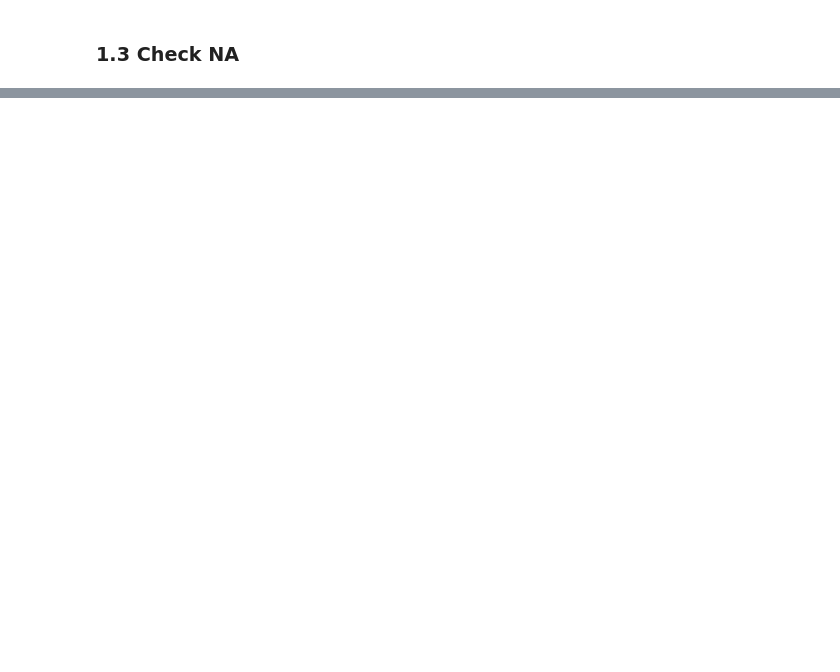
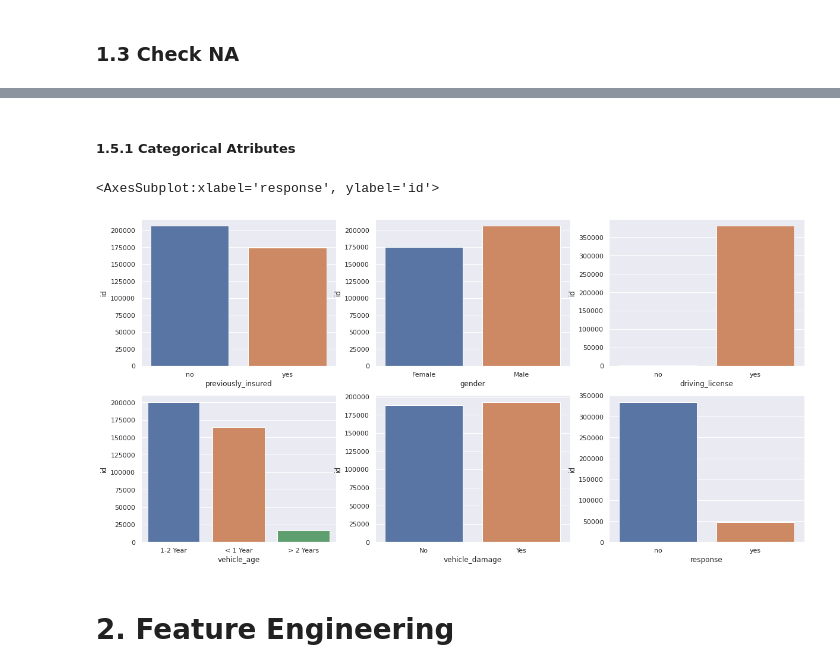
Before and after one commit to vitorhmf/cross-sell, a Jupyter notebook: notebooks/v01_cross_sell_data_analysis.ipynb, the cells around one changed output, grey strips where cells are left out. Drawn from its saved outputs; the diff is of its cells as text; code cells hidden in the pictures; blank space fills up the shorter version.

Commit message:
Data Analysis

```diff
--- a/notebooks/v01_cross_sell_data_analysis.ipynb
+++ b/notebooks/v01_cross_sell_data_analysis.ipynb
@@ -66,0 +181,33 @@ dtype: int64
+# %% [markdown]
+##### 1.5.1 Categorical Atributes
+# %%
+sns.set(rc={'figure.figsize':(20,10)})
+
+plt.subplot(2,3,1)
+aux1 = df1[['id', 'previously_insured']].groupby(['previously_insured']).count().reset_index()
+sns.barplot(x='previously_insured', y='id', data=aux1)
+
+plt.subplot(2,3,2)
+aux1 = df1[['id', 'gender']].groupby(['gender']).count().reset_index()
+sns.barplot(x='gender', y='id', data=aux1)
+
+plt.subplot(2,3,3)
+aux1 = df1[['id', 'driving_license']].groupby(['driving_license']).count().reset_index()
+sns.barplot(x='driving_license', y='id', data=aux1)
+
+plt.subplot(2,3,4)
+aux1 = df1[['id', 'vehicle_age']].groupby(['vehicle_age']).count().reset_index()
+sns.barplot(x='vehicle_age', y='id', data=aux1)
+
+plt.subplot(2,3,5)
+aux1 = df1[['id', 'vehicle_damage']].groupby(['vehicle_damage']).count().reset_index()
+sns.barplot(x='vehicle_damage', y='id', data=aux1)
+
+plt.subplot(2,3,6)
+aux1 = df1[['id', 'response']].groupby(['response']).count().reset_index()
+sns.barplot(x='response', y='id', data=aux1)
+# %% [output]
+<AxesSubplot:xlabel='response', ylabel='id'>
+[figure, added]
+# %% [markdown]
+# 2. Feature Engineering
```
Also changed, not shown: parts of 17 cells of this notebook.
